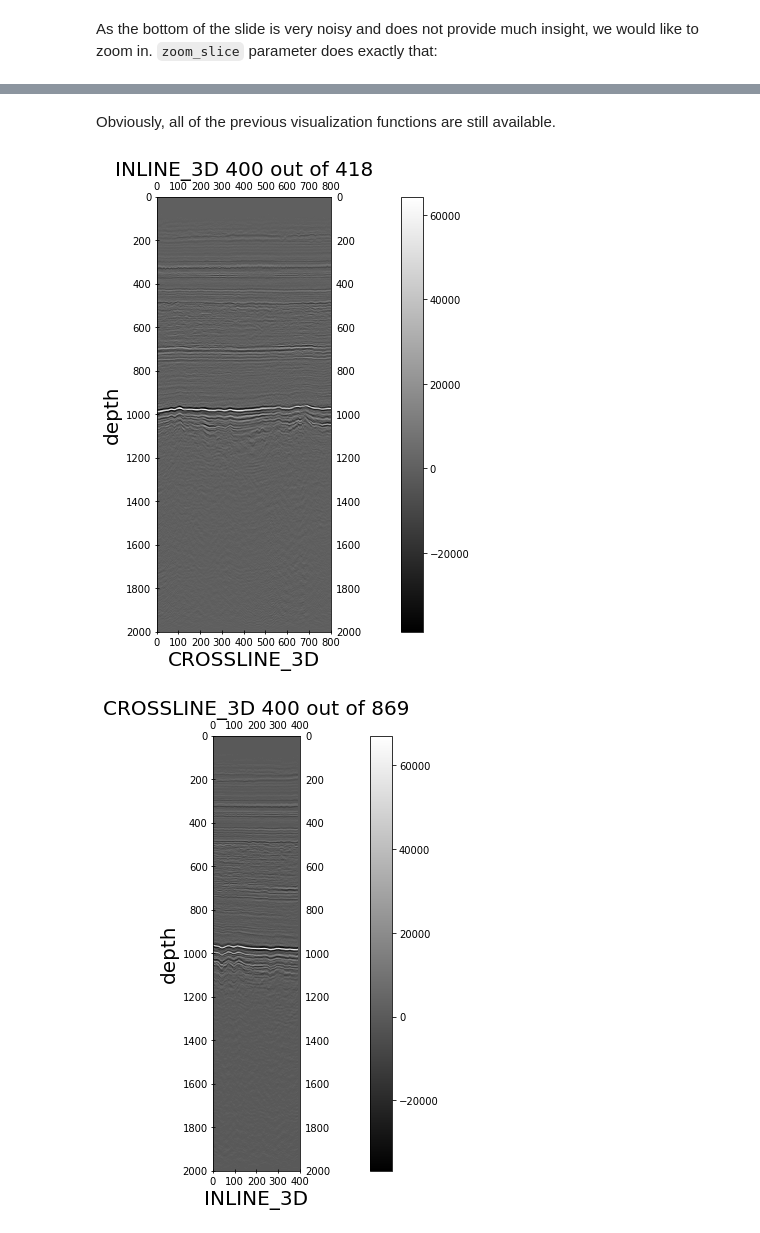
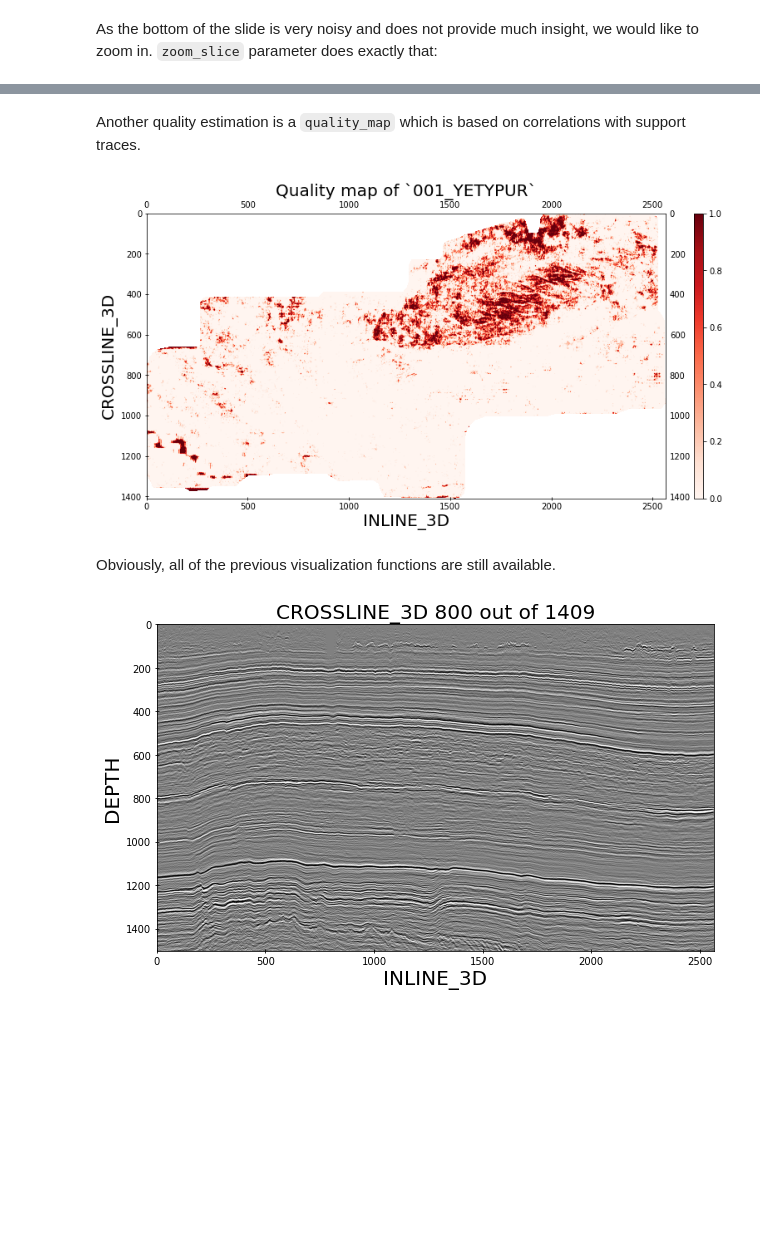
Before and after one commit to vodun/seismiqb, a Jupyter notebook: tutorials/01_Geometry.ipynb, the cells around one changed output, grey strips where cells are left out. Drawn from its saved outputs; the diff is of its cells as text; code cells hidden in the pictures; blank space fills up the shorter version.

````diff
--- a/tutorials/01_Geometry.ipynb
+++ b/tutorials/01_Geometry.ipynb
@@ -220,10 +253,0 @@ All in all, if the `inline`/`crossline` headers are provided, always use them in
-# %%
-%%time
-geometry = SeismicGeometry(
-    '/data/seismic/CUBE_2/M_cube.sgy',
-    headers=SeismicGeometry.HEADERS_POST_FULL,
-    index_headers=SeismicGeometry.INDEX_POST,
-    collect_stats=True, spatial=True,
-)
-
-print(geometry)
@@ -331,4 +289,0 @@ After converting the cube, we re-create the instance: this time, we don't need t
-# %%
-geometry = SeismicGeometry('/data/seismic/CUBE_2/M_cube.hdf5')
-
-print(geometry)
@@ -350,0 +290,29 @@ q01/q99 amplitudes:            -12403.6/10566.0
+# %%
+geometry_hdf5 = geometry.convert_to_hdf5(quantize=False, store_meta=False, pbar='t')
+geometry_qhdf5 = geometry.convert_to_hdf5(store_meta=False, pbar='t')
+geometry_blosc = geometry.convert_to_blosc(quantize=False, store_meta=False, pbar='t')
+geometry_qblosc = geometry.convert_to_blosc(store_meta=False, pbar='t')
+
+names = ["SEG-Y", "HDF5", "QHDF5", "BLOSC", "QBLOSC"]
+geometries = [geometry, geometry_hdf5, geometry_qhdf5, geometry_blosc, geometry_qblosc]
+# %%
+def plot_ax(dct, unit, title, ax):
+    bars = ax.bar(dct.keys(), dct.values())
+    ax.set_title(title, fontsize=20)
+    ax.set_xlabel('Storage format', fontsize=16)
+    ax.set_ylabel(unit, fontsize=16)
+    return ax
+
+timings = {}
+sizes = {}
+
+for geometry, name in zip(geometries, names):
+    timings_ = geometry.benchmark()
+    timings[name] = timings_
+    sizes[name] = os.path.getsize(geometry.path) / (1024**3)
+
+fig, axs = plt.subplots(1, 3, figsize=(15, 6))
+axs[0] = plot_ax({key: value['slide'] for key, value in timings.items()}, "Time, ms", "Slide loading timings", axs[0])
+axs[1] = plot_ax({key: value['crop'] for key, value in timings.items()}, "Time, ms", "Crop loading timings", axs[1])
+axs[2] = plot_ax(sizes, "Storage, GB", "Storage using", axs[2])
+plt.show()
@@ -376,10 +341,12 @@ geometry.show_snr(figsize=(24, 12), cmap='viridis')
+# %% [markdown]
+Another quality estimation is a ```quality_map``` which is based on correlations with support traces.
+# %%
+geometry_qhdf5.show_quality_map()
+# %% [output]
+[figure, added]
 # %% [markdown]
 Obviously, all of the previous visualization functions are still available.
 # %%
-geometry.show_slide(loc=400, figsize=(18, 8))
+geometry.show_slide(loc=800, axis=1, figsize=(12, 6))
 # %% [output]
-[figure, old version]
+[figure, new version]
-# %%
-geometry.show_slide(loc=400, axis=1, figsize=(18, 8))
-# %% [output]
-[figure, removed]
````
Also changed, not shown: parts of 80 cells of this notebook, 2 other files.
